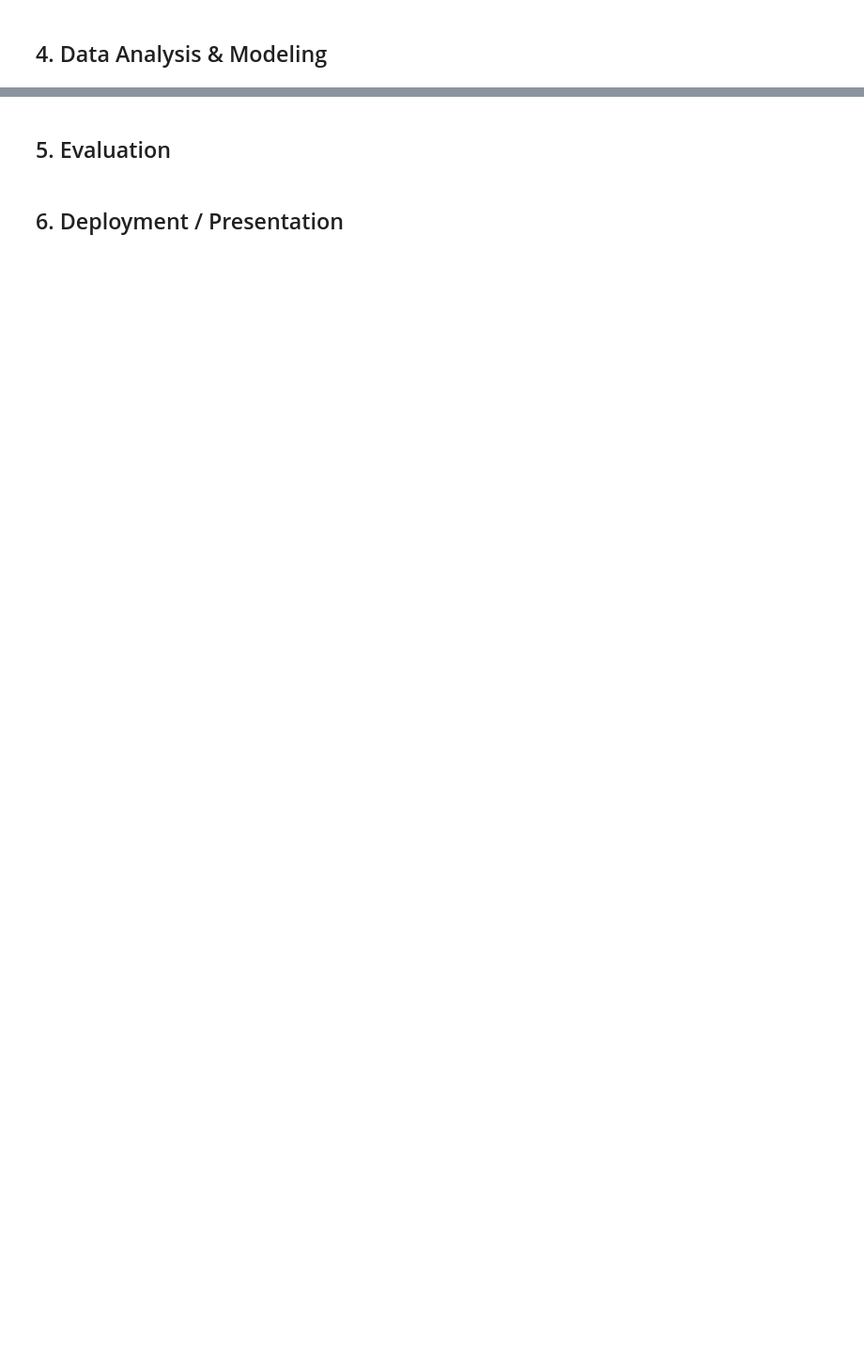
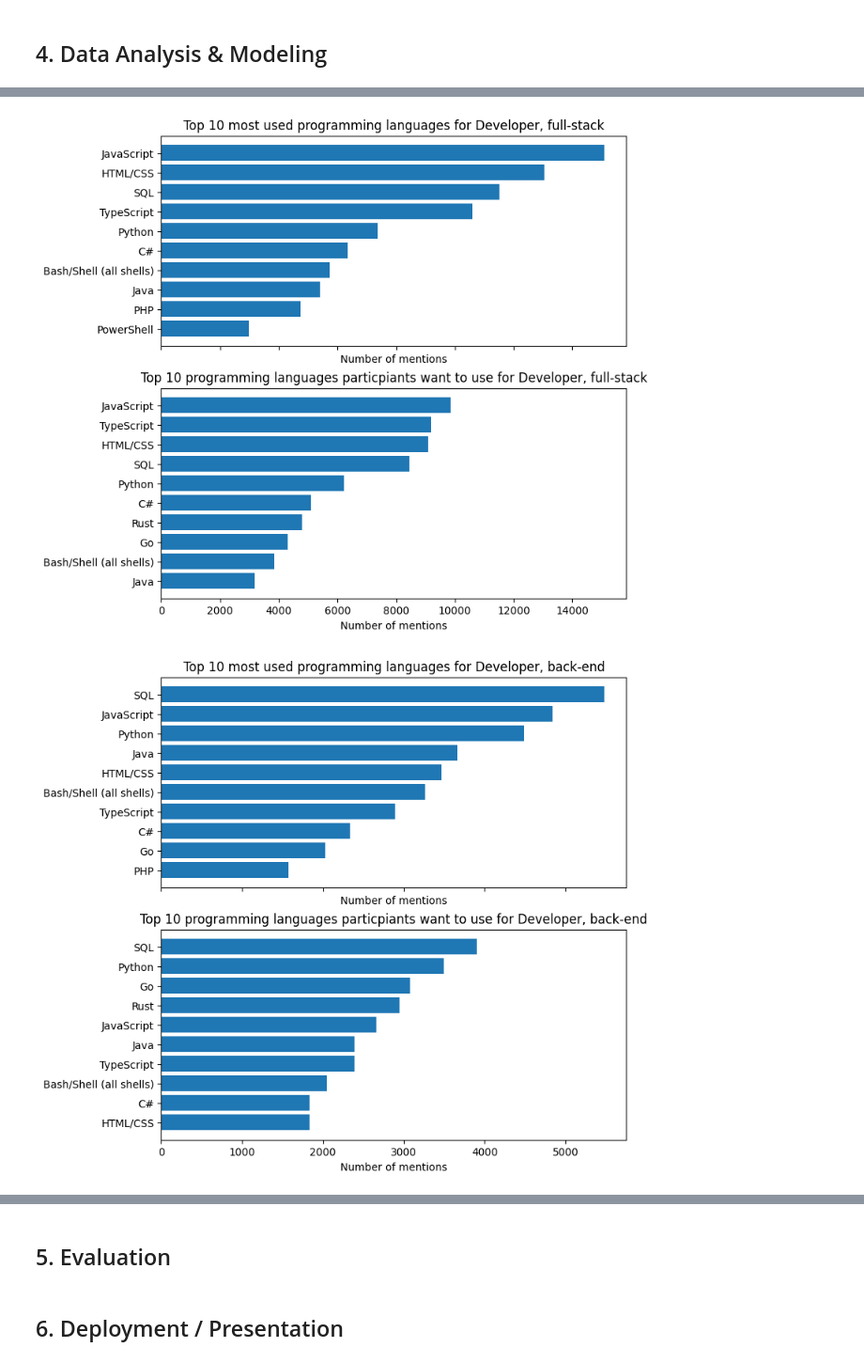
Before and after one commit to dirkhradecky/stackoverflow, a Jupyter notebook: stackoverflow.ipynb, the cells around one changed output, grey strips where cells are left out. Shown at 94% size. Cells and saved outputs as stored; diff of their text form; code cells hidden in the pictures; blank space fills up the shorter version.

```diff
--- a/stackoverflow.ipynb
+++ b/stackoverflow.ipynb
@@ -463,0 +476,34 @@ See the caveats in the documentation: https://pandas.pydata.org/pandas-docs/stab
+# %%
+# Let's have a closer look at the following DevTypes
+dev_types = ["Developer, full-stack",
+             "Developer, back-end",
+             "Developer, front-end",
+             "Developer, mobile",
+             "Data engineer",
+             "Data scientist or machine learning specialist"
+             ]
+# %%
+def plot_languages(df, devtype):
+    df = df[df["DevType"] == devtype]
+    df_lang_used = df["LanguageHaveWorkedWith"].explode()
+    df_lang_wanted = df["LanguageWantToWorkWith"].explode()
+    top_lang_used = df_lang_used.value_counts().head(10)
+    top_lang_wanted = df_lang_wanted.value_counts().head(10)
+
+    fig, (ax1, ax2) = plt.subplots(2, 1, figsize=(8, 8), sharex=True)
+
+    ax1.barh(top_lang_used.index[::-1], top_lang_used.values[::-1])
+    ax1.set_title(f"Top 10 most used programming languages for {devtype}")
+    ax1.set_xlabel("Number of mentions")
+
+    ax2.barh(top_lang_wanted.index[::-1], top_lang_wanted.values[::-1])
+    ax2.set_title(f"Top 10 programming languages particpiants want to use for {devtype}")
+    ax2.set_xlabel("Number of mentions")
+
+    plt.show()
+# %%
+for dev in dev_types:
+    plot_languages(df_clean, dev)
+# %% [output]
+[figure, added]
+[figure, added]
```
Also changed, not shown: parts of 23 cells of this notebook.
